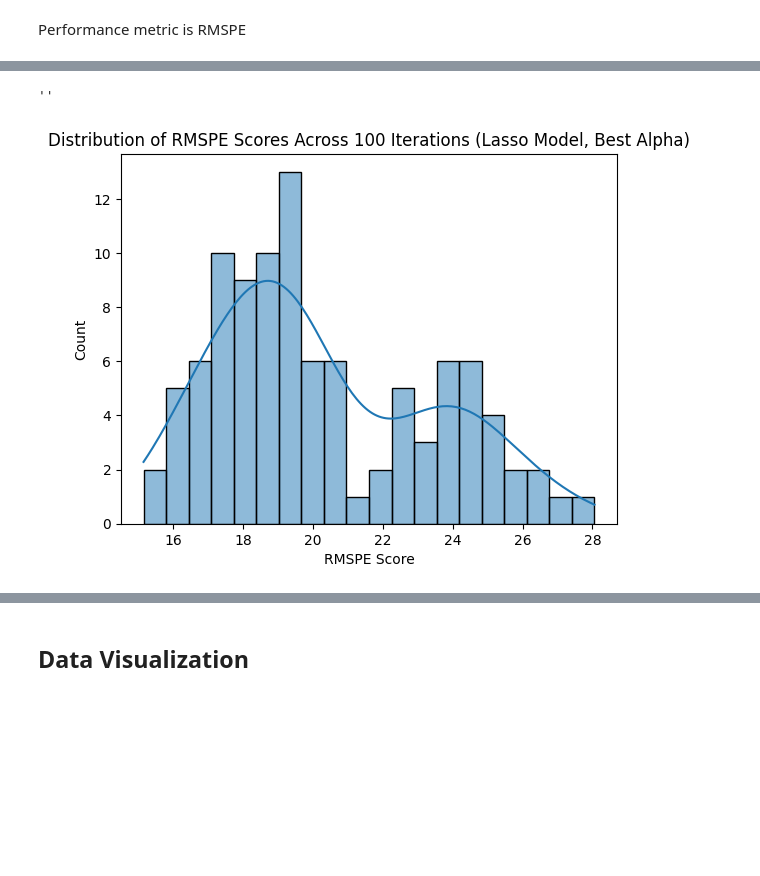
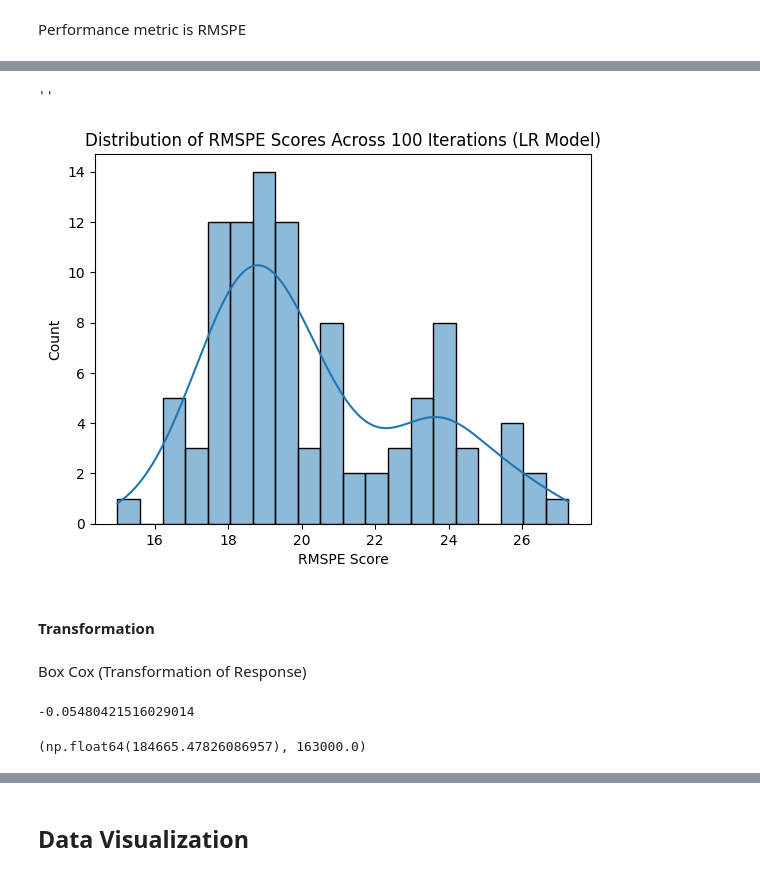
Before and after one commit to cnmi-ds-22/efitznm___Data-Science-Portfolio-C22, a Jupyter notebook: Modules/Module_2_Regression/Projects/Instructions/Project.2-Housing/Housing-Pass-19.ipynb, the cells around one changed output, grey strips where cells are left out. Cells and saved outputs as stored; diff of their text form; code cells hidden in the pictures; blank space fills up the shorter version.

```diff
--- a/Modules/Module_2_Regression/Projects/Instructions/Project.2-Housing/Housing-Pass-19.ipynb
+++ b/Modules/Module_2_Regression/Projects/Instructions/Project.2-Housing/Housing-Pass-19.ipynb
@@ -785,0 +640,26 @@ Multi CV Average RMSPE: 20.29599338606283
+# %%
+# Multiple CV loop
+n = 100
+results = np.zeros(n)
+
+for i in range(n):
+    X_train, X_test, y_train, y_test = train_test_split(
+        X_features_work,
+        y_target,
+        test_size=0.25,
+        random_state=None
+    )
+
+    # Create an empty LR model
+    modelLR = LinearRegression()
+
+    # Train ( fit ) the model
+    modelLR.fit( (X_train), y_train)
+
+    # Make predicitons using the model
+    y_pred = modelLR.predict(X_test)
+
+    # calculate the accuracy
+    results[i] = rmspe(y_test, y_pred)
+
+results
@@ -786,10 +687,24 @@ Multi CV Average RMSPE: 20.29599338606283
 # %%
-# Display a histogram of the multi CV results with alpha = chosen alpha
+# Display a histogram of the multi CV results
 sns.histplot(results, kde=True, bins=20)
-plt.title('Distribution of RMSPE Scores Across 100 Iterations (Lasso Model, Best Alpha)')
+plt.title('Distribution of RMSPE Scores Across 100 Iterations (LR Model)')
 plt.xlabel('RMSPE Score')
 plt.ylabel('Count')
 ;
 # %% [output]
 ''
-[figure, old version]
+[figure, new version]
+# %% [markdown]
+#### Transformation
+# %% [markdown]
+Box Cox (Transformation of Response)
+# %%
+X_train, X_test, y_train, y_test = train_test_split(X_features_work,y_target,test_size=0.2, random_state = 4)
+fitted_data, fitted_lambda = stats.boxcox(y_train)
+print(fitted_lambda)
+# %% [output]
+-0.05480421516029014
+# %%
+y_train.mean() , y_train.median()
+# %% [output]
+(np.float64(184665.47826086957), 163000.0)
```
Also changed, not shown: parts of 32 cells of this notebook.
